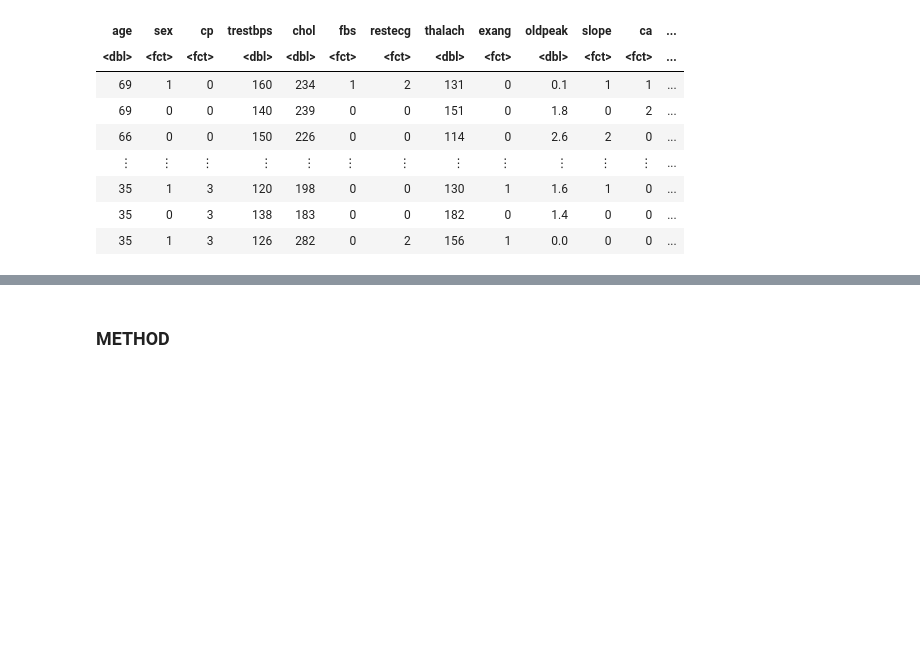
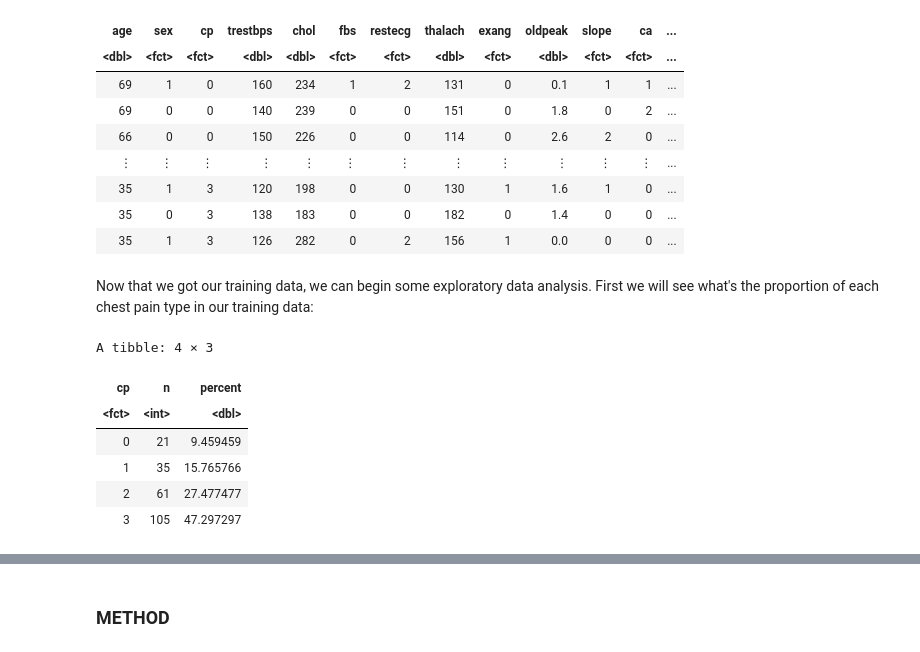
Before and after one commit to beandumplings/dsci_100_group143_project, a Jupyter notebook: Group143_Proposal.ipynb, the cells around one changed output, grey strips where cells are left out. Saved outputs shown, nothing was run; the diff lists cells and outputs as text; code cells hidden in the pictures; blank space fills up the shorter version.

```diff
--- a/Group143_Proposal.ipynb
+++ b/Group143_Proposal.ipynb
@@ -93,0 +94,14 @@ A tibble: 297 × 14
+# %% [markdown]
+Now that we got our training data, we can begin some exploratory data analysis. First we will see what's the proportion of each chest pain type in our training data:
+# %%
+heart_proportion_train <- heart_train |> group_by(cp) |> summarize(n=n()) |> mutate(percent = 100*n/nrow(heart_train))
+
+heart_proportion_train
+# %% [output]
+A tibble: 4 × 3
+| cp | n | percent |
+| <fct> | <int> | <dbl> |
+| 0 | 21 | 9.459459 |
+| 1 | 35 | 15.765766 |
+| 2 | 61 | 27.477477 |
+| 3 | 105 | 47.297297 |
```
Also changed, not shown: parts of 12 cells of this notebook.
